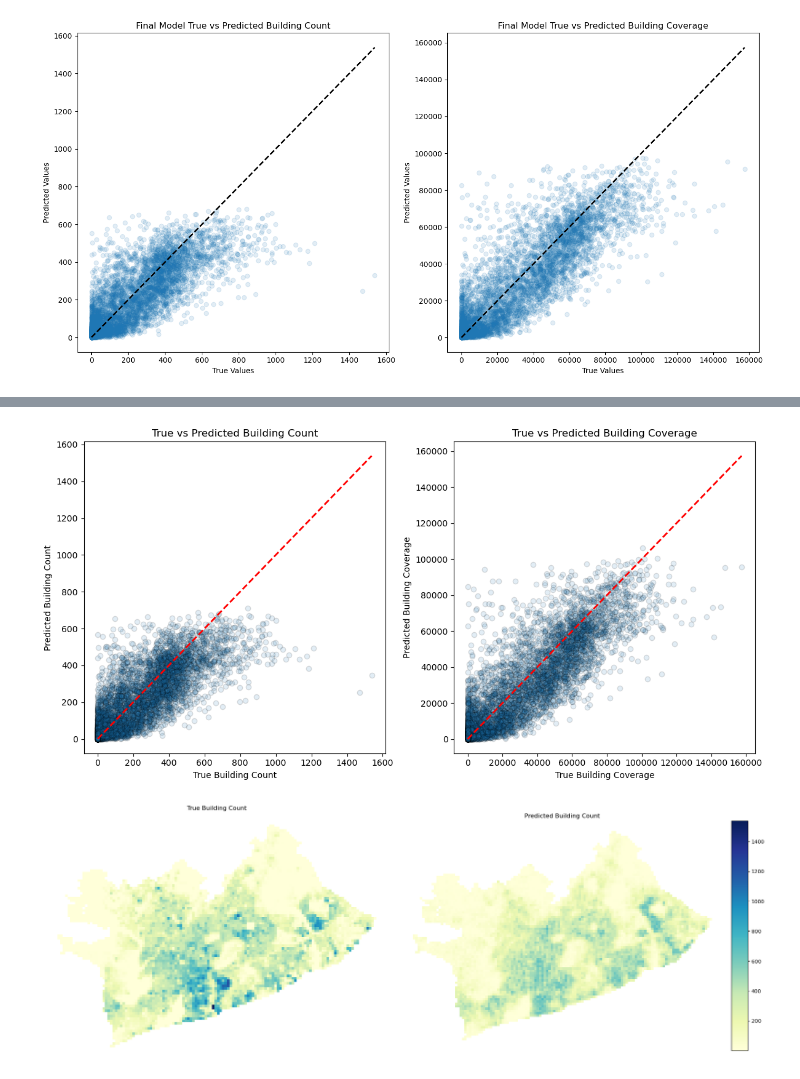
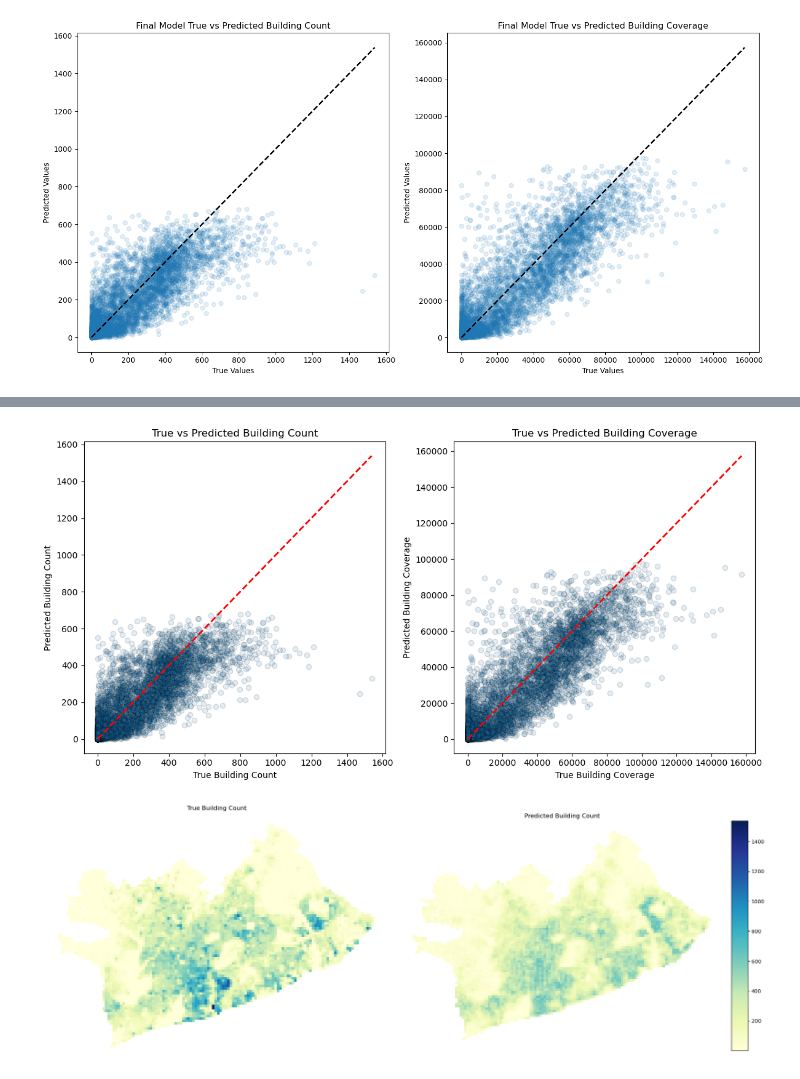
Before and after one commit to thicknavyrain/MODIS_building_counts, a Jupyter notebook: Index construction.ipynb, the cells around one changed output, grey strips where cells are left out. Cells and saved outputs as stored; diff of their text form; code cells hidden in the pictures.

```diff
--- a/Index construction.ipynb
+++ b/Index construction.ipynb
@@ -303,8 +303,8 @@ def inverse_transform(y, transformation=None):
 transformation = 'sqrt'  # Change to None for linear data
 
 # Decide which bands to use
-band_array = [2, 6, 7]  # Use None for all bands
-# band_array = [1, 2, 3, 4, 5, 6, 7]  # Use None for all bands
+# band_array = [2, 6, 7]  # Use None for all bands
+band_array = [1, 2, 3, 4, 5, 6, 7]  # Use None for all bands
 model_type = 'lasso'
 
 # Prepare the data based on selected bands
@@ -632,33 +634,33 @@ plt.show()
 # %%
 import matplotlib.pyplot as plt
 
 # Assume y_pred_count_all and y_pred_coverage_all are obtained from the final models
 # for the entire dataset.
 
 # Plotting true vs predicted values for building counts
 plt.figure(figsize=(12, 6))
 
 # Subplot for building counts
 plt.subplot(1, 2, 1)
-plt.scatter(y_true_count, y_pred_count_all, alpha=0.125, edgecolor='k')
+plt.scatter(y_count_true, y_pred_count_all, alpha=0.125, edgecolor='k')
 plt.title('True vs Predicted Building Count')
 plt.xlabel('True Building Count')
 plt.ylabel('Predicted Building Count')
-plt.plot([min(y_true_count), max(y_true_count)], [min(y_true_count), max(y_true_count)], 'r--', lw=2)  # Red dashed line for reference
+plt.plot([min(y_count_true), max(y_count_true)], [min(y_count_true), max(y_count_true)], 'r--', lw=2)  # Red dashed line for reference
 
 # Subplot for building coverage
 plt.subplot(1, 2, 2)
-plt.scatter(y_true_coverage, y_pred_coverage_all, alpha=0.125, edgecolor='k')
+plt.scatter(y_coverage_true, y_pred_coverage_all, alpha=0.125, edgecolor='k')
 plt.title('True vs Predicted Building Coverage')
 plt.xlabel('True Building Coverage')
 plt.ylabel('Predicted Building Coverage')
-plt.plot([min(y_true_coverage), max(y_true_coverage)], [min(y_true_coverage), max(y_true_coverage)], 'r--', lw=2)  # Red dashed line for reference
+plt.plot([min(y_coverage_true), max(y_coverage_true)], [min(y_coverage_true), max(y_coverage_true)], 'r--', lw=2)  # Red dashed line for reference
 
 # Display the plot
 plt.tight_layout()
 plt.show()
 # %% [output]
-[figure, old version]
+[figure, new version]
 # %%
 import matplotlib.pyplot as plt
 import geopandas as gpd
```
Also changed, not shown: parts of 7 cells of this notebook, 22 other files.
